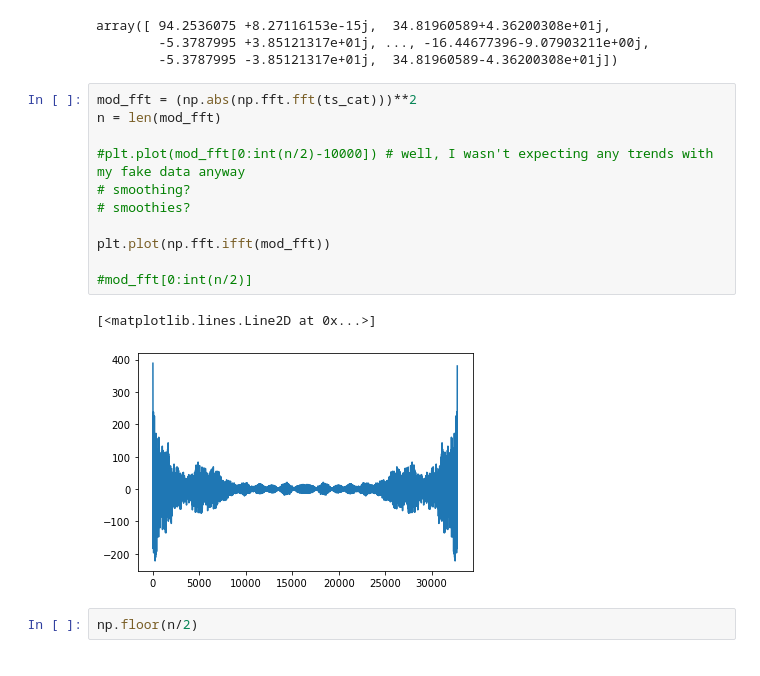
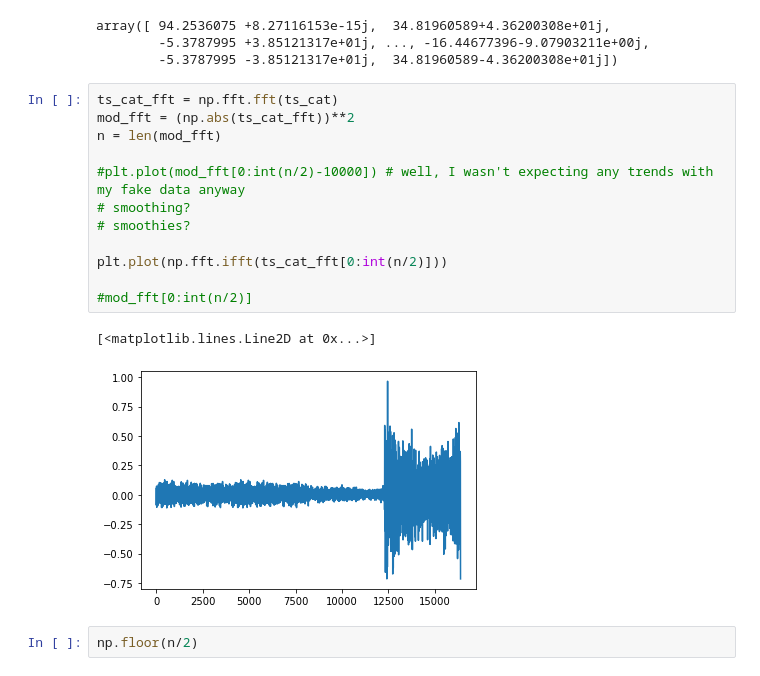
Before and after one commit to twan3617/anomalies, a Jupyter notebook: Example_Data_Sandia.ipynb, the cells around one changed output. Saved outputs shown, nothing was run; the diff lists cells and outputs as text.

```diff
--- a/Example_Data_Sandia.ipynb
+++ b/Example_Data_Sandia.ipynb
@@ -390,19 +383,20 @@ array([ 94.2536075 +8.27116153e-15j,  34.81960589+4.36200308e+01j,
         -5.3787995 +3.85121317e+01j, ..., -16.44677396-9.07903211e+00j,
         -5.3787995 -3.85121317e+01j,  34.81960589-4.36200308e+01j])
 # %%
-mod_fft = (np.abs(np.fft.fft(ts_cat)))**2
+ts_cat_fft = np.fft.fft(ts_cat)
+mod_fft = (np.abs(ts_cat_fft))**2
 n = len(mod_fft)
 
 #plt.plot(mod_fft[0:int(n/2)-10000]) # well, I wasn't expecting any trends with my fake data anyway
 # smoothing?
 # smoothies?
 
-plt.plot(np.fft.ifft(mod_fft))
+plt.plot(np.fft.ifft(ts_cat_fft[0:int(n/2)]))
 
 #mod_fft[0:int(n/2)]
 # %% [output]
 [<matplotlib.lines.Line2D at 0x...>]
-[figure, old version]
+[figure, new version]
 # %%
 np.floor(n/2)
 # %% [output]
```
Also changed, not shown: parts of 22 cells of this notebook.
